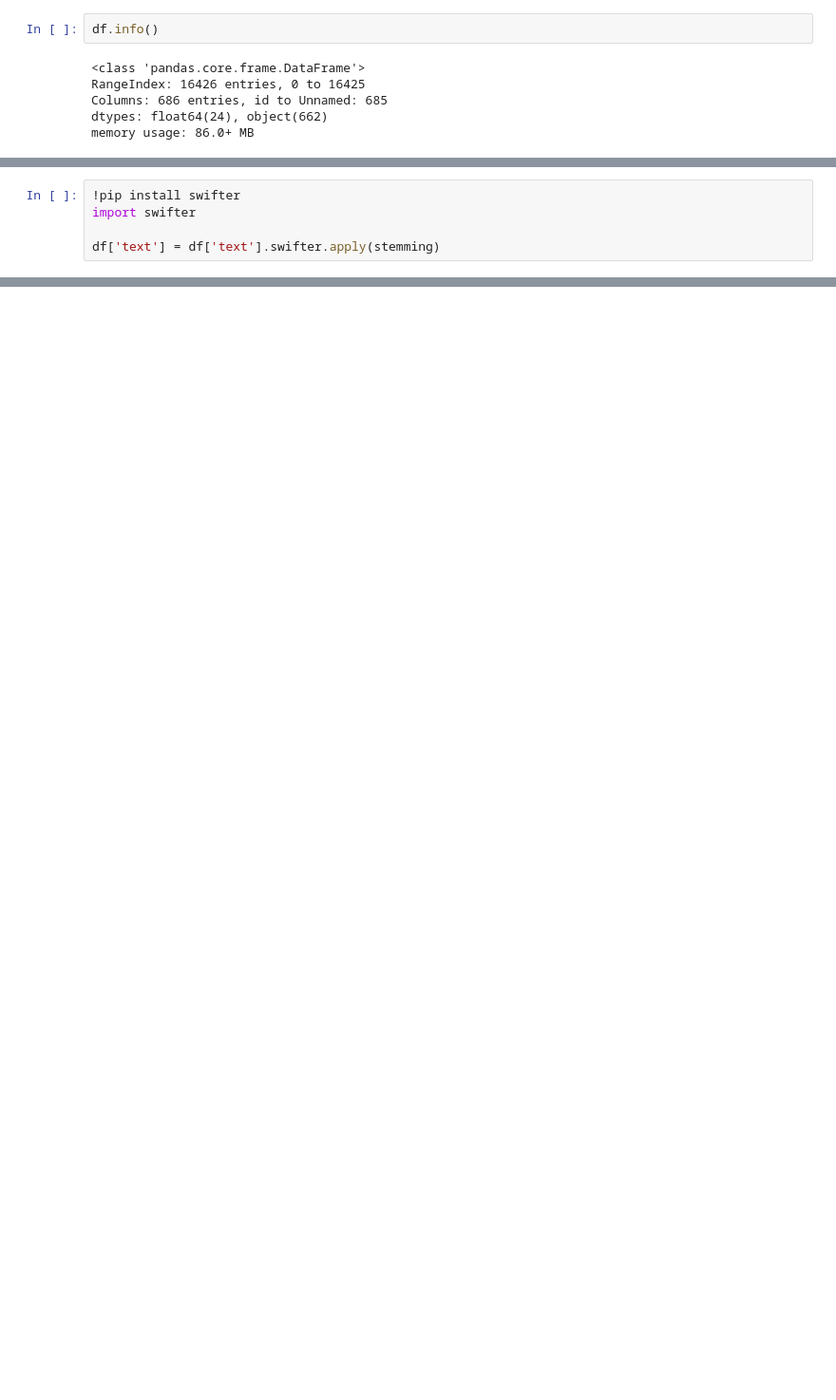
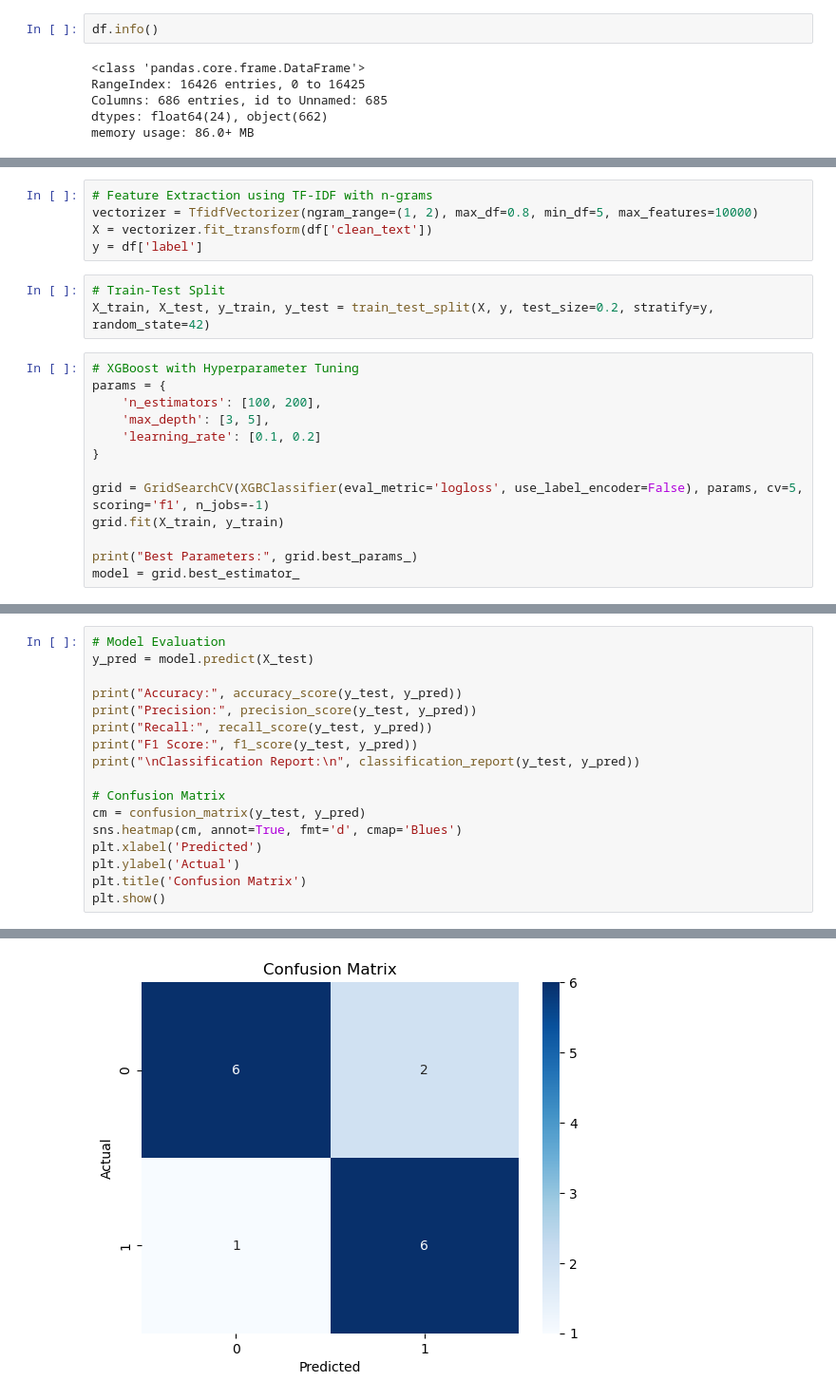
Before and after one commit to amishachand7/Fake-News-Prediction, a Jupyter notebook: Model_Training (1).ipynb, the cells around one changed output, grey strips where cells are left out. Shown: that part at 95% size. Saved outputs shown, nothing was run; the diff lists cells and outputs as text; blank space fills up the shorter version.

```diff
--- a/Model_Training (1).ipynb
+++ b/Model_Training (1).ipynb
@@ -133,5 +87,0 @@ def stemming(content):
-# %%
-!pip install swifter
-import swifter
-
-df['text'] = df['text'].swifter.apply(stemming)
@@ -232,0 +114,21 @@ Unreliable: News is fake
+# %%
+# Feature Extraction using TF-IDF with n-grams
+vectorizer = TfidfVectorizer(ngram_range=(1, 2), max_df=0.8, min_df=5, max_features=10000)
+X = vectorizer.fit_transform(df['clean_text'])
+y = df['label']
+# %%
+# Train-Test Split
+X_train, X_test, y_train, y_test = train_test_split(X, y, test_size=0.2, stratify=y, random_state=42)
+# %%
+# XGBoost with Hyperparameter Tuning
+params = {
+    'n_estimators': [100, 200],
+    'max_depth': [3, 5],
+    'learning_rate': [0.1, 0.2]
+}
+
+grid = GridSearchCV(XGBClassifier(eval_metric='logloss', use_label_encoder=False), params, cv=5, scoring='f1', n_jobs=-1)
+grid.fit(X_train, y_train)
+
+print("Best Parameters:", grid.best_params_)
+model = grid.best_estimator_
@@ -232,0 +137,18 @@ Unreliable: News is fake
+# %%
+# Model Evaluation
+y_pred = model.predict(X_test)
+
+print("Accuracy:", accuracy_score(y_test, y_pred))
+print("Precision:", precision_score(y_test, y_pred))
+print("Recall:", recall_score(y_test, y_pred))
+print("F1 Score:", f1_score(y_test, y_pred))
+print("\nClassification Report:\n", classification_report(y_test, y_pred))
+
+# Confusion Matrix
+cm = confusion_matrix(y_test, y_pred)
+sns.heatmap(cm, annot=True, fmt='d', cmap='Blues')
+plt.xlabel('Predicted')
+plt.ylabel('Actual')
+plt.title('Confusion Matrix')
+plt.show()
+# %% [output]
@@ -232,0 +169 @@ Unreliable: News is fake
+[figure, added]
```
Also changed, not shown: parts of 48 cells of this notebook, 9 other files.
